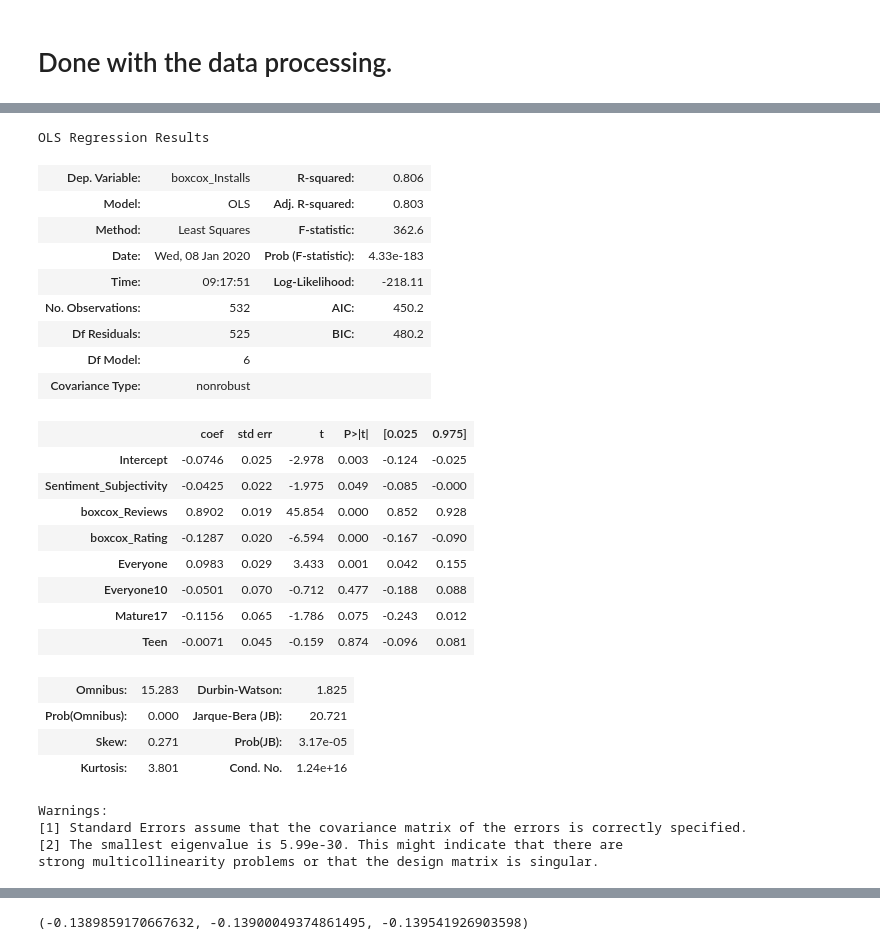
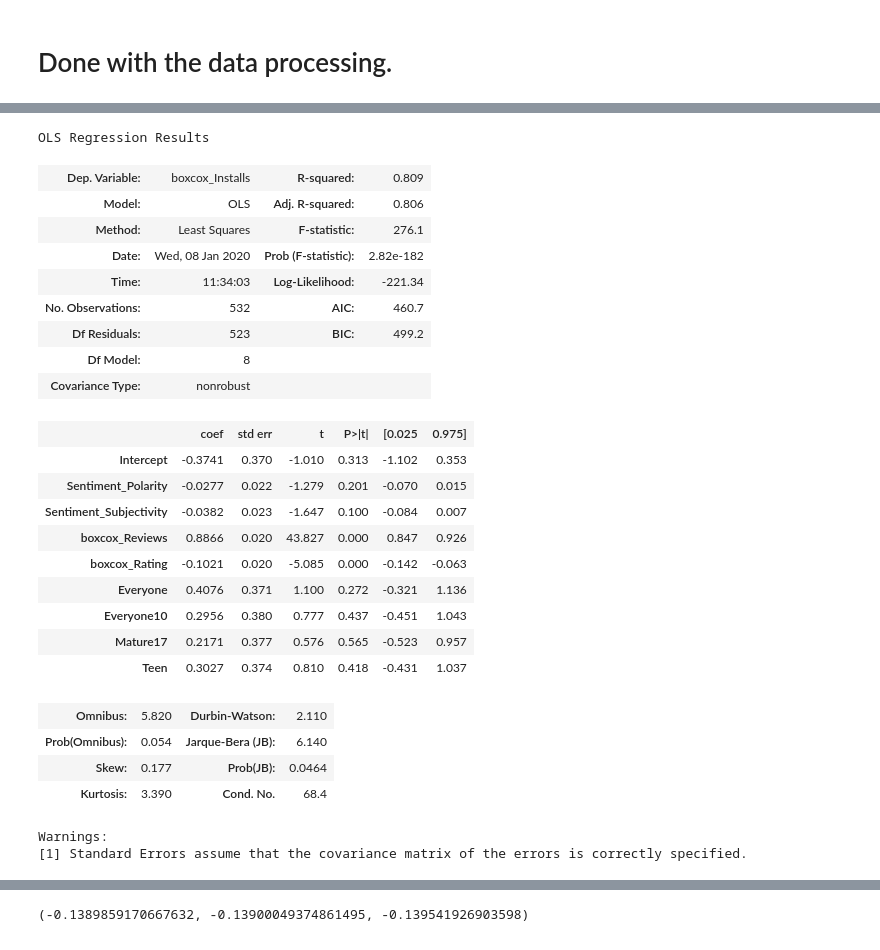
Before and after one commit to Daveedlee/googleplaystoreLR, a Jupyter notebook: main_notebook.ipynb, the cells around one changed output, grey strips where cells are left out. Saved outputs shown, nothing was run; the diff lists cells and outputs as text; code cells hidden in the pictures.

Commit message:
v0.03; fixed mis-arrangd test-dataframe slicing

```diff
--- a/main_notebook.ipynb
+++ b/main_notebook.ipynb
@@ -306,41 +306,40 @@ train_df
 # %%
 import statsmodels.api as sm
 from statsmodels.formula.api import ols
 
-x_columns = '+'.join(train_df.columns[1:-1])
+x_columns = '+'.join(train_df.columns[:-1])
 
 f = f'boxcox_Installs ~ {x_columns}'
 
 model = ols(formula=f, data=train_df).fit()
 model.summary()
 # %% [output]
 OLS Regression Results
-| Dep. Variable: | boxcox_Installs | R-squared: | 0.806 |
-| Model: | OLS | Adj. R-squared: | 0.803 |
-| Method: | Least Squares | F-statistic: | 362.6 |
-| Date: | Wed, 08 Jan 2020 | Prob (F-statistic): | 4.33e-183 |
-| Time: | 09:17:51 | Log-Likelihood: | -218.11 |
-| No. Observations: | 532 | AIC: | 450.2 |
-| Df Residuals: | 525 | BIC: | 480.2 |
-| Df Model: | 6 |  |  |
+| Dep. Variable: | boxcox_Installs | R-squared: | 0.809 |
+| Model: | OLS | Adj. R-squared: | 0.806 |
+| Method: | Least Squares | F-statistic: | 276.1 |
+| Date: | Wed, 08 Jan 2020 | Prob (F-statistic): | 2.82e-182 |
+| Time: | 11:34:03 | Log-Likelihood: | -221.34 |
+| No. Observations: | 532 | AIC: | 460.7 |
+| Df Residuals: | 523 | BIC: | 499.2 |
+| Df Model: | 8 |  |  |
 | Covariance Type: | nonrobust |  |  |
 |  | coef | std err | t | P>|t| | [0.025 | 0.975] |
-| Intercept | -0.0746 | 0.025 | -2.978 | 0.003 | -0.124 | -0.025 |
-| Sentiment_Subjectivity | -0.0425 | 0.022 | -1.975 | 0.049 | -0.085 | -0.000 |
-| boxcox_Reviews | 0.8902 | 0.019 | 45.854 | 0.000 | 0.852 | 0.928 |
-| boxcox_Rating | -0.1287 | 0.020 | -6.594 | 0.000 | -0.167 | -0.090 |
-| Everyone | 0.0983 | 0.029 | 3.433 | 0.001 | 0.042 | 0.155 |
-| Everyone10 | -0.0501 | 0.070 | -0.712 | 0.477 | -0.188 | 0.088 |
-| Mature17 | -0.1156 | 0.065 | -1.786 | 0.075 | -0.243 | 0.012 |
-| Teen | -0.0071 | 0.045 | -0.159 | 0.874 | -0.096 | 0.081 |
+| Intercept | -0.3741 | 0.370 | -1.010 | 0.313 | -1.102 | 0.353 |
+| Sentiment_Polarity | -0.0277 | 0.022 | -1.279 | 0.201 | -0.070 | 0.015 |
+| Sentiment_Subjectivity | -0.0382 | 0.023 | -1.647 | 0.100 | -0.084 | 0.007 |
+| boxcox_Reviews | 0.8866 | 0.020 | 43.827 | 0.000 | 0.847 | 0.926 |
+| boxcox_Rating | -0.1021 | 0.020 | -5.085 | 0.000 | -0.142 | -0.063 |
+| Everyone | 0.4076 | 0.371 | 1.100 | 0.272 | -0.321 | 1.136 |
+| Everyone10 | 0.2956 | 0.380 | 0.777 | 0.437 | -0.451 | 1.043 |
+| Mature17 | 0.2171 | 0.377 | 0.576 | 0.565 | -0.523 | 0.957 |
+| Teen | 0.3027 | 0.374 | 0.810 | 0.418 | -0.431 | 1.037 |
-| Omnibus: | 15.283 | Durbin-Watson: | 1.825 |
-| Prob(Omnibus): | 0.000 | Jarque-Bera (JB): | 20.721 |
-| Skew: | 0.271 | Prob(JB): | 3.17e-05 |
-| Kurtosis: | 3.801 | Cond. No. | 1.24e+16 |
+| Omnibus: | 5.820 | Durbin-Watson: | 2.110 |
+| Prob(Omnibus): | 0.054 | Jarque-Bera (JB): | 6.140 |
+| Skew: | 0.177 | Prob(JB): | 0.0464 |
+| Kurtosis: | 3.390 | Cond. No. | 68.4 |
 Warnings:
 [1] Standard Errors assume that the covariance matrix of the errors is correctly specified.
-[2] The smallest eigenvalue is 5.99e-30. This might indicate that there are
-strong multicollinearity problems or that the design matrix is singular.
 # %%
 fig = plt.figure(figsize=(25,13))
 fig = sm.graphics.plot_partregress_grid(model, fig=fig)
```
Also changed, not shown: parts of 13 cells of this notebook, 2 other files.
